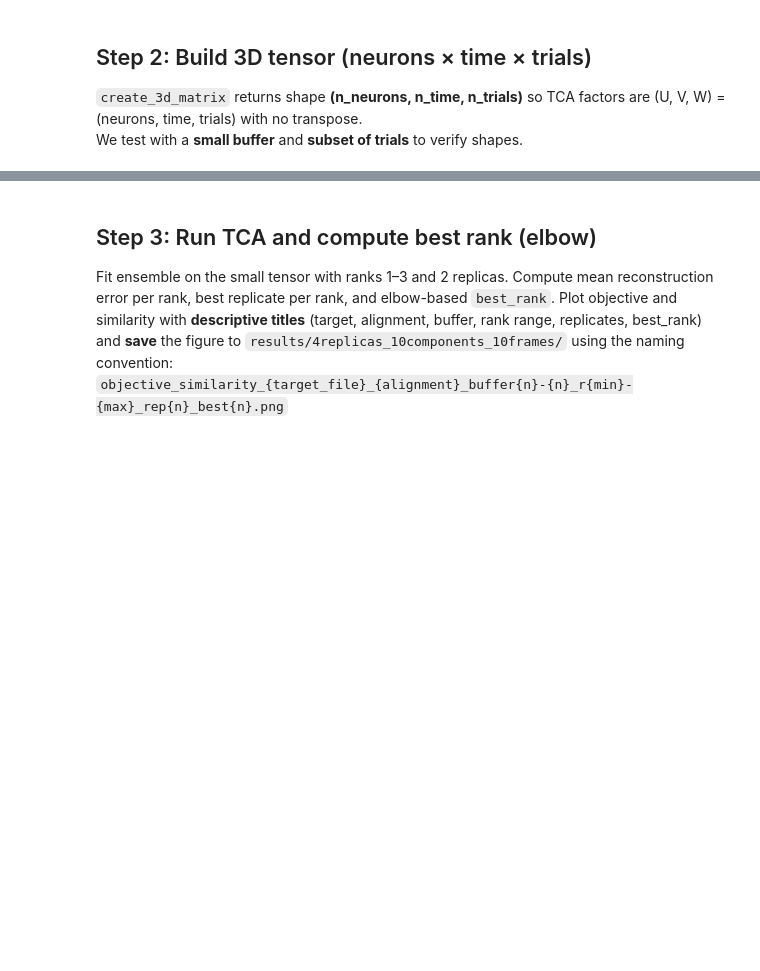
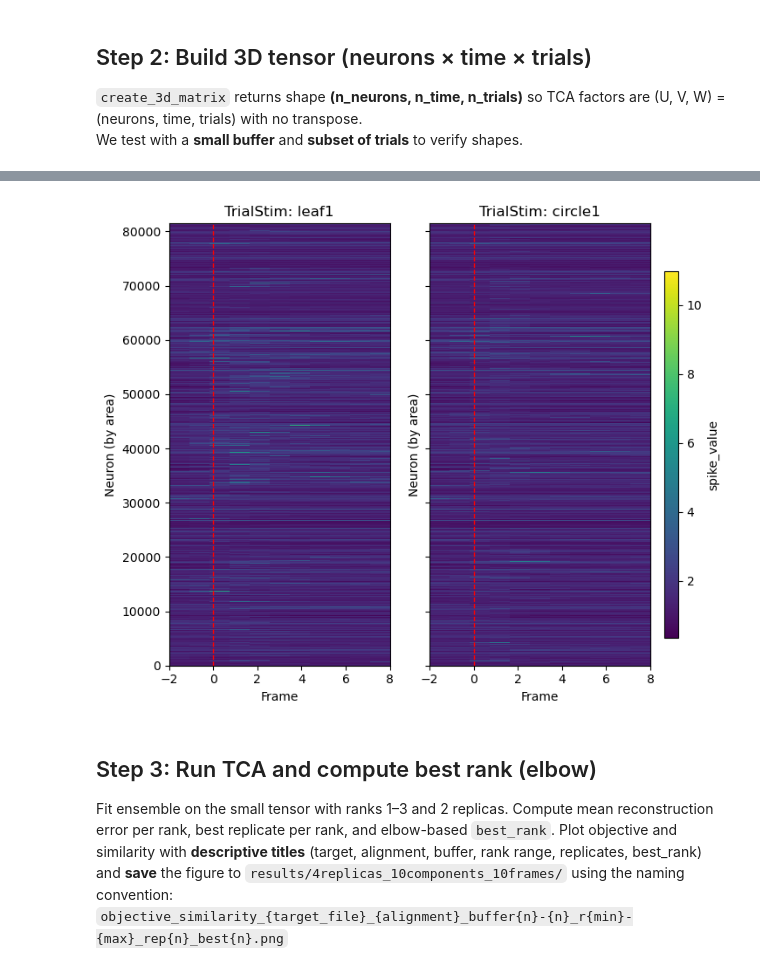
Before and after one commit to JohnMadrid/isp-unsupervised-learning, a Jupyter notebook: Batch_TCA_Pipeline.ipynb, the cells around one changed output, grey strips where cells are left out. Drawn from its saved outputs; the diff is of its cells as text; code cells hidden in the pictures; blank space fills up the shorter version.

```diff
--- a/Batch_TCA_Pipeline.ipynb
+++ b/Batch_TCA_Pipeline.ipynb
@@ -323,3 +405,8 @@ plot_trialstim_heatmaps(melted_tunnel_corrected, save=False, name=f'{target_file
+# %%
+# visualize after per-neuron shift on speed corrected
+plot_trialstim_heatmaps(melted_tunnel_shifted, save=False, name=f'{target_file}_tunnel_after_SIMPLE_speed_correction_shifted', save_dir=results_dir)
+# %% [output]
+[figure, added]
 # %% [markdown]
 ## Step 3: Run TCA and compute best rank (elbow)
 
```
Also changed, not shown: parts of 13 cells of this notebook, 7 other files.
